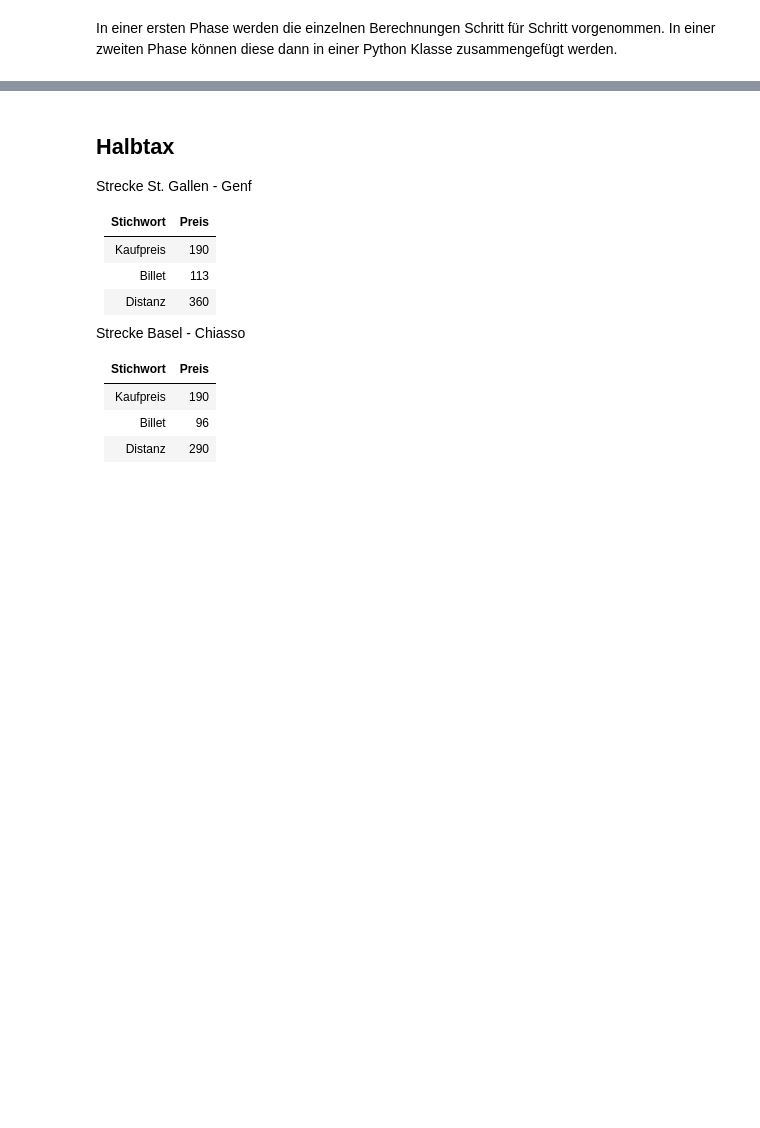
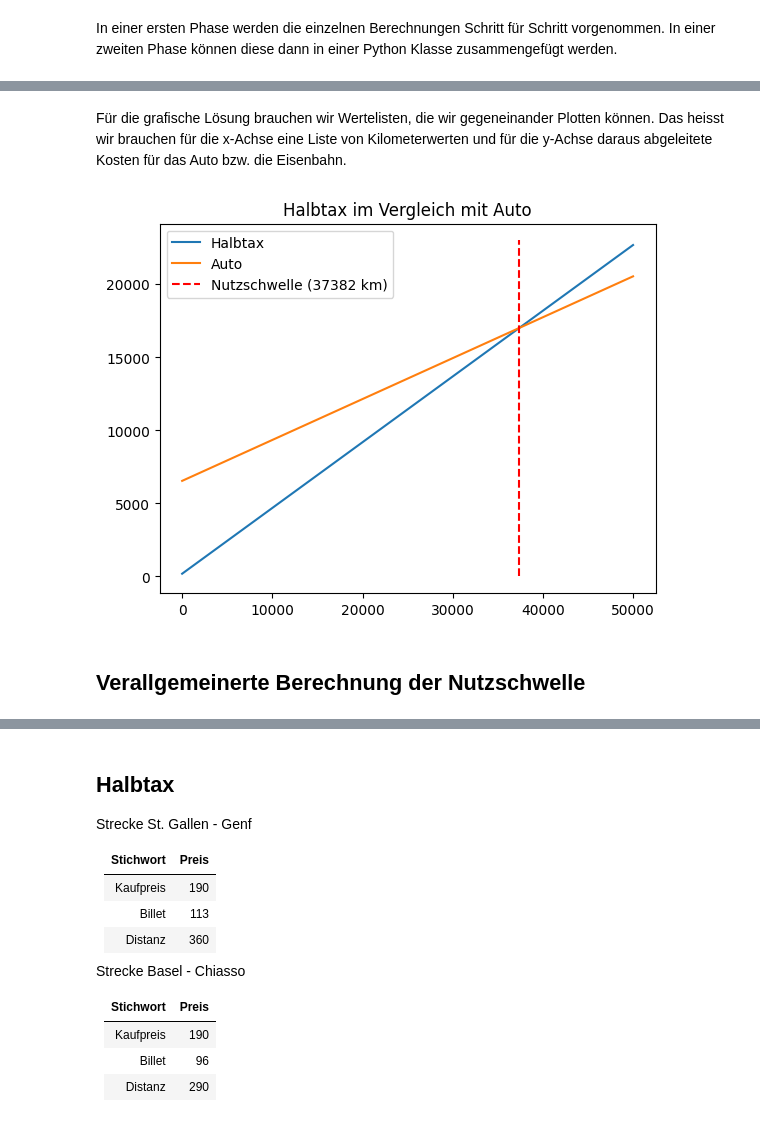
Before and after one commit to ProgrammierenNachOFI/Investitionsrechnung, a Jupyter notebook: docs/break_even/break_even_muloe.ipynb, the cells around one changed output, grey strips where cells are left out. Cells and saved outputs as stored; diff of their text form; code cells hidden in the pictures; blank space fills up the shorter version.

```diff
--- a/docs/break_even/break_even_muloe.ipynb
+++ b/docs/break_even/break_even_muloe.ipynb
@@ -103,5 +107,7 @@ Mit `sympy.solve(gleichung, x)` wird die Gleichung nach `x` aufgelöst.
 # %%
 x = sp.symbols('x')
 gleichung = sp.Eq(0.45*x+190,0.28*x+6545)
-print(sp.solve(gleichung, x))
+bep = sp.solve(gleichung, x)
+break_even_point = bep[0]
+print(break_even_point)
 # %% [output]
@@ -113,0 +115,21 @@ abgelegt werden könnten.
+# %% [markdown]
+Für die grafische Lösung brauchen wir Wertelisten, die wir gegeneinander Plotten können. Das heisst wir brauchen für die x-Achse eine Liste von Kilometerwerten und für die y-Achse daraus abgeleitete Kosten für das Auto bzw. die Eisenbahn.
+# %%
+km = [i for i in range(50_000)]          # km-Liste, wobei das Maximum grösser
+                                         # als der Break Even Point sein muss
+k_sbb = [0.45 * i + 190 for i in km]     # Kostenfunktion für das Halbtax
+k_auto = [0.28 * i + 6_545 for i in km]  # Kostenfunktion für das Auto
+# %%
+plt.plot(km, k_sbb, label='Halbtax')     # Plot der Kostenfunktion Halbtax
+plt.plot(km, k_auto, label='Auto')       # Plot der Kostenfunktion Auto
+plt.vlines(break_even_point, ymin=0,     # Darstellung der Nutzschwelle
+           ymax=23_000, colors='red',
+           linestyle='dashed',
+           label=f'Nutzschwelle ({round(break_even_point)} km)')
+plt.title(f'Halbtax im Vergleich mit Auto')
+plt.legend()
+plt.show()
+# %% [output]
+[figure, added]
+# %% [markdown]
+## Verallgemeinerte Berechnung der Nutzschwelle
```
Also changed, not shown: parts of 12 cells of this notebook.
